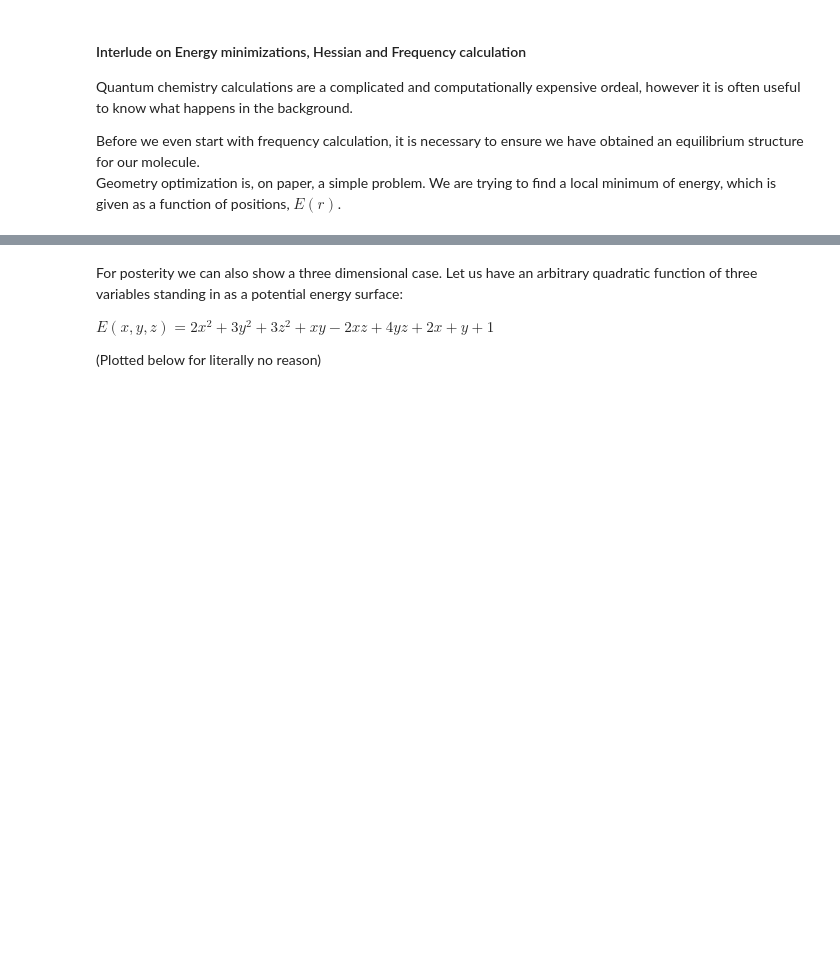
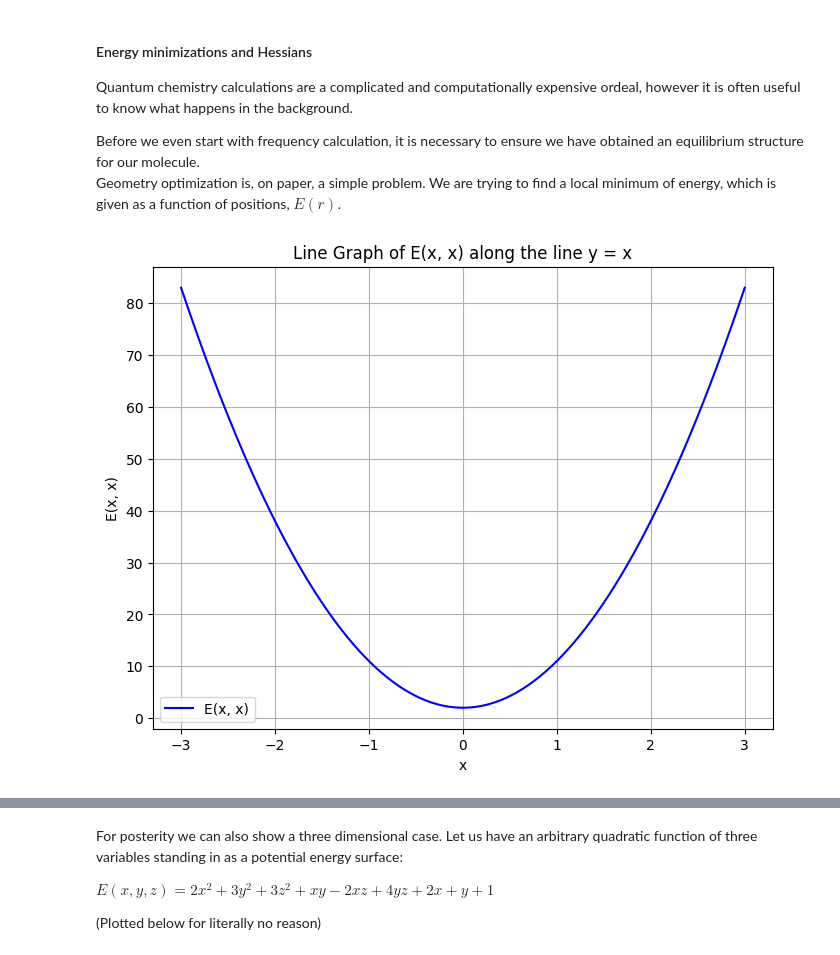
Before and after one commit to denny190/pchem_iv, a Jupyter notebook: Interlude_L04.ipynb, the cells around one changed output, grey strips where cells are left out. Cells and saved outputs as stored; diff of their text form; code cells hidden in the pictures; blank space fills up the shorter version.

```diff
--- a/Interlude_L04.ipynb
+++ b/Interlude_L04.ipynb
@@ -1,7 +1,27 @@
 # %% [markdown]
-#### Interlude on Energy minimizations, Hessian and Frequency calculation
+#### Energy minimizations and Hessians
 
 Quantum chemistry calculations are a complicated and computationally expensive ordeal, however it is often useful to know what happens in the background.
 
 Before we even start with frequency calculation, it is necessary to ensure we have obtained an equilibrium structure for our molecule.\
 Geometry optimization is, on paper, a simple problem. We are trying to find a local minimum of energy, which is given as a function of positions, $E(r)$.
+# %%
+# For the line graph, we'll plot the function along a line in the 2D space.
+# Let's choose the line y = x for simplicity, and plot E(x, x) over a range of x values.
+
+# Define the range of x values
+x_line = np.linspace(-3, 3, 400)
+# Calculate E(x, x)
+z_line = E(x_line, x_line)
+
+# Create the line plot
+plt.figure(figsize=(8, 6))
+plt.plot(x_line, z_line, label='E(x, x)', color='blue')
+plt.xlabel('x')
+plt.ylabel('E(x, x)')
+plt.title('Line Graph of E(x, x) along the line y = x')
+plt.grid(True)
+plt.legend()
+plt.show()
+# %% [output]
+[figure, added]
```
Also changed, not shown: parts of 2 cells of this notebook.
